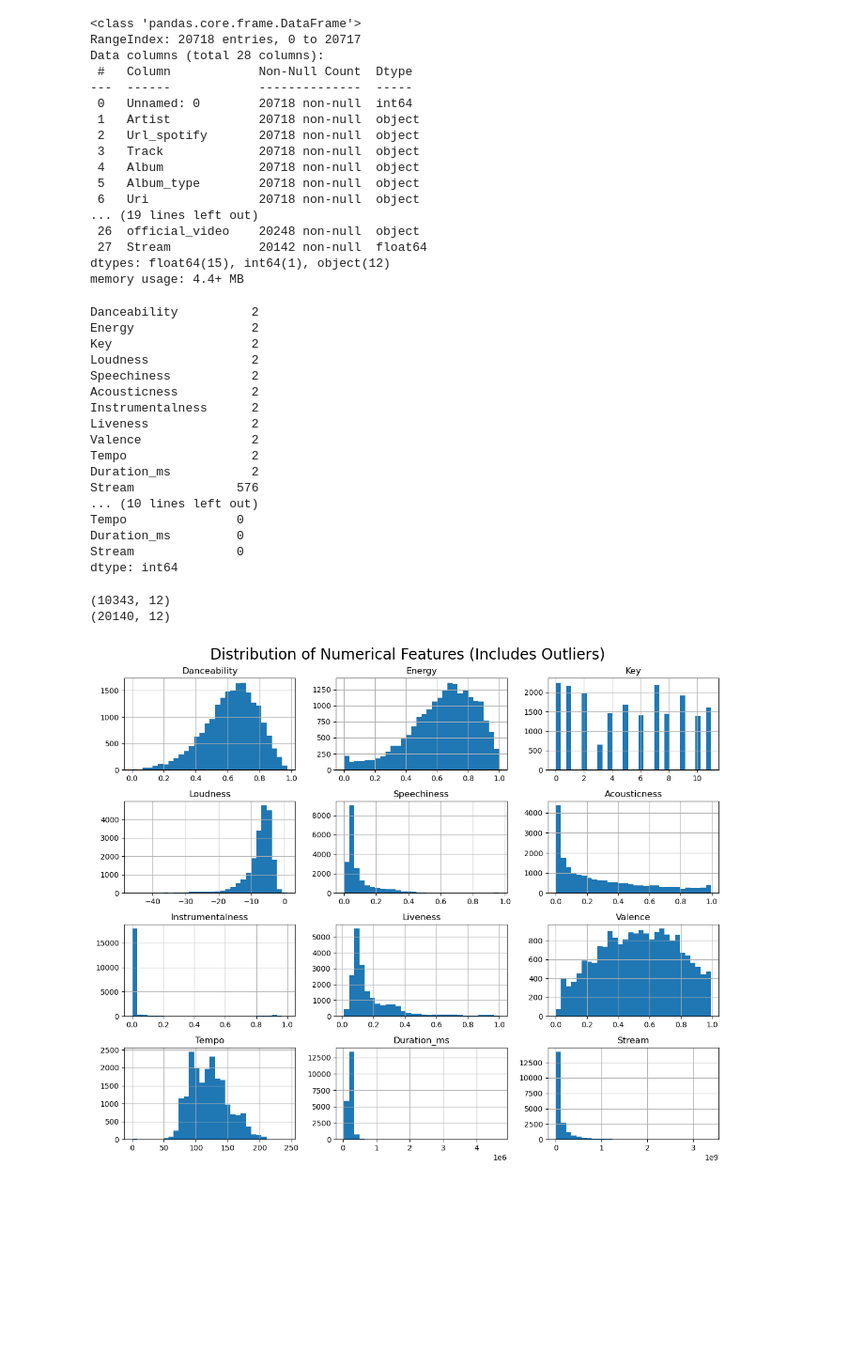
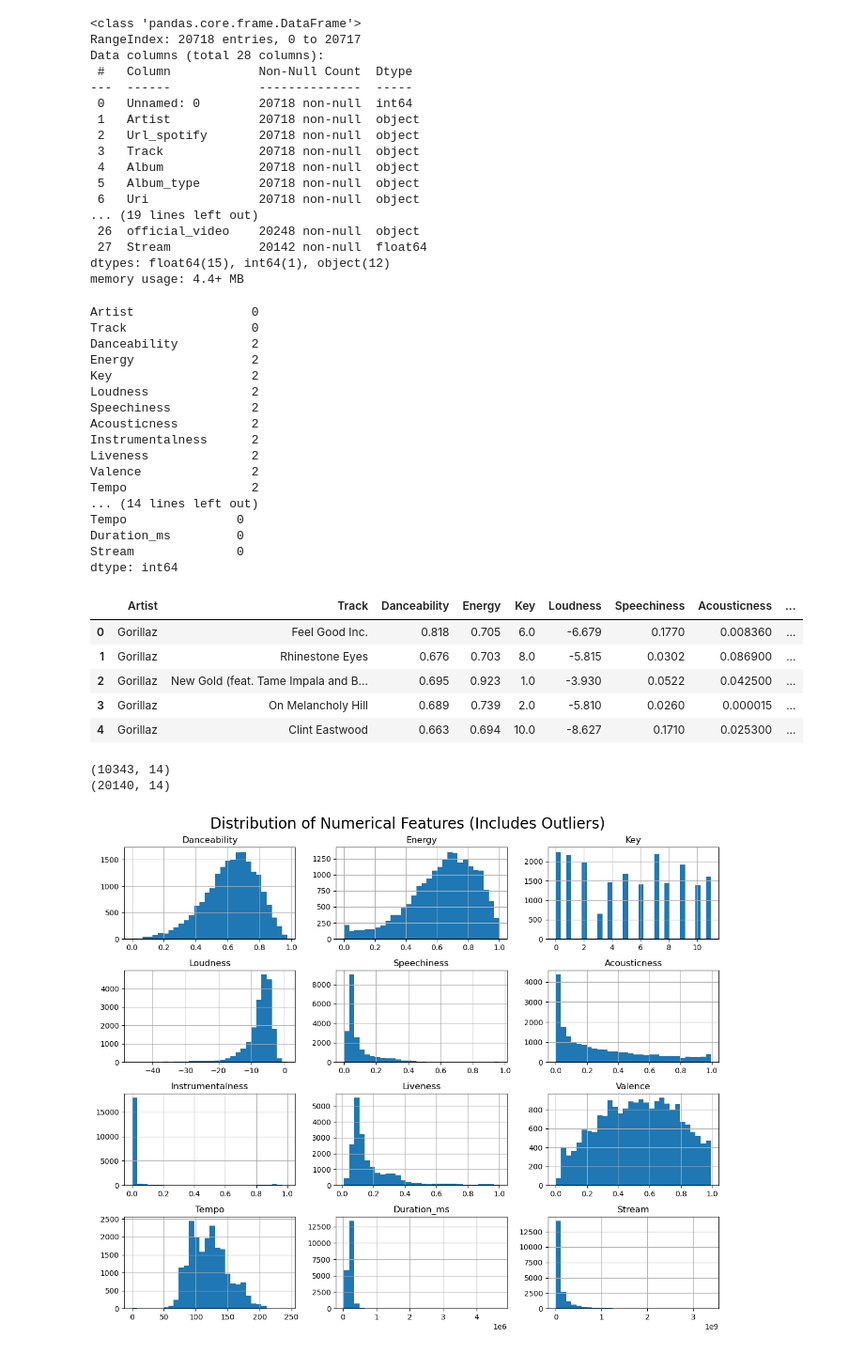
Before and after one commit to alex-litchfield/Data-Science, a Jupyter notebook: assignment3/assignment3.ipynb, the cells around one changed output. Shown at 94% size. Saved outputs shown, nothing was run; the diff lists cells and outputs as text; code cells hidden in the pictures; blank space fills up the shorter version.

```diff
--- a/assignment3/assignment3.ipynb
+++ b/assignment3/assignment3.ipynb
@@ -77,42 +71,58 @@ memory usage: 4.4+ MB
 # %%
 # Removing all non essential attributes. Artist and Track are kept for possible identification,
 # Stream is kept as the target variable, and everything else is a feature variable
 # Removed attributes include those that are not useful for analysis or relate to youtube statistics
-df = df[['Danceability', 'Energy', 'Key', 'Loudness', 'Speechiness', 'Acousticness',
+df = df[['Artist', 'Track', 'Danceability', 'Energy', 'Key', 'Loudness', 'Speechiness', 'Acousticness',
           'Instrumentalness', 'Liveness', 'Valence', 'Tempo', 'Duration_ms', 'Stream']]
+
 # Removing all na values in the data
 print(df.isnull().sum())
 df = df.dropna()
 print(df.isnull().sum())
+df.head()
 # %% [output]
+Artist                0
+Track                 0
 Danceability          2
 Energy                2
 Key                   2
 Loudness              2
 Speechiness           2
 Acousticness          2
 Instrumentalness      2
 Liveness              2
 Valence               2
 Tempo                 2
-Duration_ms           2
-Stream              576
-... (10 lines left out)
+... (14 lines left out)
 Tempo               0
 Duration_ms         0
 Stream              0
 dtype: int64
+|  | Artist | Track | Danceability | Energy | Key | Loudness | Speechiness | Acousticness | ... |
+| 0 | Gorillaz | Feel Good Inc. | 0.818 | 0.705 | 6.0 | -6.679 | 0.1770 | 0.008360 | ... |
+| 1 | Gorillaz | Rhinestone Eyes | 0.676 | 0.703 | 8.0 | -5.815 | 0.0302 | 0.086900 | ... |
+| 2 | Gorillaz | New Gold (feat. Tame Impala and B... | 0.695 | 0.923 | 1.0 | -3.930 | 0.0522 | 0.042500 | ... |
+| 3 | Gorillaz | On Melancholy Hill | 0.689 | 0.739 | 2.0 | -5.810 | 0.0260 | 0.000015 | ... |
+| 4 | Gorillaz | Clint Eastwood | 0.663 | 0.694 | 10.0 | -8.627 | 0.1710 | 0.025300 | ... |
 # %%
+# Select numeric columns only (exclude Artist, Track)
+numeric_df = df.select_dtypes(include=[np.number])
+
 # Removing outliers and creating a new dataframe to hold this info
-q1 = df.quantile(0.25)
-q3 = df.quantile(0.75)
+q1 = numeric_df.quantile(0.25)
+q3 = numeric_df.quantile(0.75)
 iqr = q3 - q1
-df_no_outliers = df[~ ((df < (q1 - 1.5 * iqr)) | (df > (q3 + 1.5 * iqr))).any(axis = 1)]
+mask = ~((numeric_df < (q1 - 1.5 * iqr)) | (numeric_df > (q3 + 1.5 * iqr))).any(axis=1)
+df_no_outliers = df[mask]
+
+# Select numeric columns only (exclude Artist, Track)
+numeric_df_no_outliers = df_no_outliers.select_dtypes(include=[np.number])
+
 print(df_no_outliers.shape)
 print(df.shape)
 # %% [output]
-(10343, 12)
-(20140, 12)
+(10343, 14)
+(20140, 14)
 # %%
 # Displays histograms of all numerical features in the dataset (Includes Outliers)
 df.hist(bins=  30, figsize = (12, 10))
```
Also changed, not shown: parts of 7 cells of this notebook, 1 other file.
